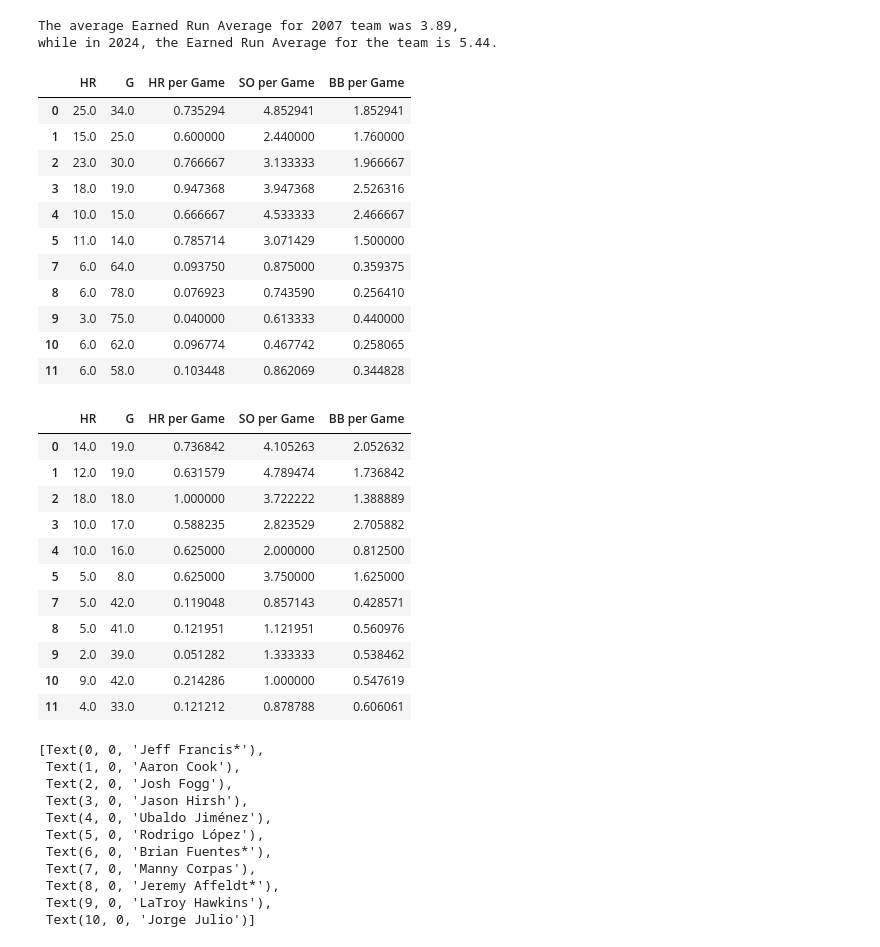
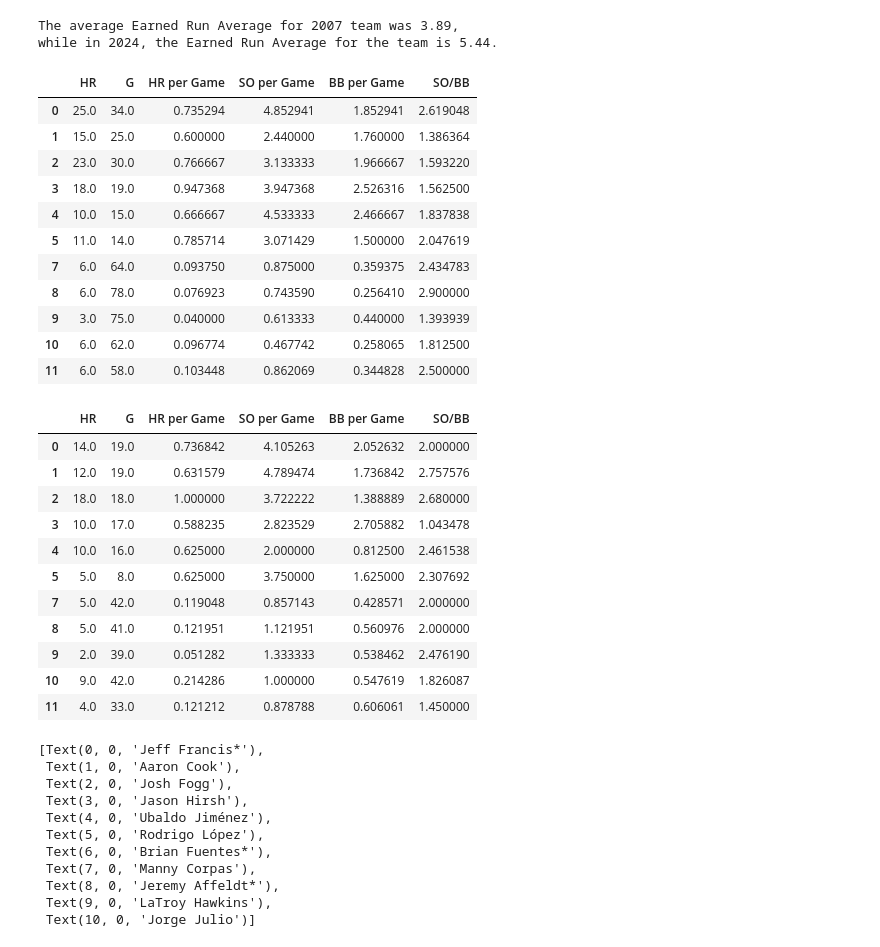
Before and after one commit to cassydm/rockies_moneyball_part-deux, a Jupyter notebook: Test_files/working_file_liz.ipynb, the cells around one changed output. Saved outputs shown, nothing was run; the diff lists cells and outputs as text; code cells hidden in the pictures.

```diff
--- a/Test_files/working_file_liz.ipynb
+++ b/Test_files/working_file_liz.ipynb
@@ -219,40 +230,43 @@ while in 2024, the Earned Run Average for the team is 5.44.
 # %%
 pitching_2007_SP["HR per Game"] = pitching_2007_SP["HR"]/pitching_2007_SP["G"]
 pitching_2024_SP["HR per Game"] = pitching_2024_SP["HR"]/pitching_2024_SP["G"]
 
 pitching_2007_SP["SO per Game"] = pitching_2007_SP["SO"]/pitching_2007_SP["G"]
 pitching_2024_SP["SO per Game"] = pitching_2024_SP["SO"]/pitching_2024_SP["G"]
 
 pitching_2007_SP["BB per Game"] = pitching_2007_SP["BB"]/pitching_2007_SP["G"]
 pitching_2024_SP["BB per Game"] = pitching_2024_SP["BB"]/pitching_2024_SP["G"]
 
-display(pitching_2007_SP[['HR', 'G', 'HR per Game', "SO per Game", "BB per Game"]])
-display(pitching_2024_SP[['HR', 'G', 'HR per Game', 'SO per Game', 'BB per Game']])
+pitching_2007_SP['SO/BB'] = pitching_2007_SP['SO per Game']/pitching_2007_SP['BB per Game']
+pitching_2024_SP['SO/BB'] = pitching_2024_SP['SO per Game']/pitching_2024_SP['BB per Game']
+
+display(pitching_2007_SP[['HR', 'G', 'HR per Game', "SO per Game", "BB per Game", 'SO/BB']])
+display(pitching_2024_SP[['HR', 'G', 'HR per Game', 'SO per Game', 'BB per Game', 'SO/BB']])
 # %% [output]
-|  | HR | G | HR per Game | SO per Game | BB per Game |
-| 0 | 25.0 | 34.0 | 0.735294 | 4.852941 | 1.852941 |
-| 1 | 15.0 | 25.0 | 0.600000 | 2.440000 | 1.760000 |
-| 2 | 23.0 | 30.0 | 0.766667 | 3.133333 | 1.966667 |
-| 3 | 18.0 | 19.0 | 0.947368 | 3.947368 | 2.526316 |
-| 4 | 10.0 | 15.0 | 0.666667 | 4.533333 | 2.466667 |
-| 5 | 11.0 | 14.0 | 0.785714 | 3.071429 | 1.500000 |
-| 7 | 6.0 | 64.0 | 0.093750 | 0.875000 | 0.359375 |
-| 8 | 6.0 | 78.0 | 0.076923 | 0.743590 | 0.256410 |
-| 9 | 3.0 | 75.0 | 0.040000 | 0.613333 | 0.440000 |
-| 10 | 6.0 | 62.0 | 0.096774 | 0.467742 | 0.258065 |
-| 11 | 6.0 | 58.0 | 0.103448 | 0.862069 | 0.344828 |
+|  | HR | G | HR per Game | SO per Game | BB per Game | SO/BB |
+| 0 | 25.0 | 34.0 | 0.735294 | 4.852941 | 1.852941 | 2.619048 |
+| 1 | 15.0 | 25.0 | 0.600000 | 2.440000 | 1.760000 | 1.386364 |
+| 2 | 23.0 | 30.0 | 0.766667 | 3.133333 | 1.966667 | 1.593220 |
+| 3 | 18.0 | 19.0 | 0.947368 | 3.947368 | 2.526316 | 1.562500 |
+| 4 | 10.0 | 15.0 | 0.666667 | 4.533333 | 2.466667 | 1.837838 |
+| 5 | 11.0 | 14.0 | 0.785714 | 3.071429 | 1.500000 | 2.047619 |
+| 7 | 6.0 | 64.0 | 0.093750 | 0.875000 | 0.359375 | 2.434783 |
+| 8 | 6.0 | 78.0 | 0.076923 | 0.743590 | 0.256410 | 2.900000 |
+| 9 | 3.0 | 75.0 | 0.040000 | 0.613333 | 0.440000 | 1.393939 |
+| 10 | 6.0 | 62.0 | 0.096774 | 0.467742 | 0.258065 | 1.812500 |
+| 11 | 6.0 | 58.0 | 0.103448 | 0.862069 | 0.344828 | 2.500000 |
-|  | HR | G | HR per Game | SO per Game | BB per Game |
-| 0 | 14.0 | 19.0 | 0.736842 | 4.105263 | 2.052632 |
-| 1 | 12.0 | 19.0 | 0.631579 | 4.789474 | 1.736842 |
-| 2 | 18.0 | 18.0 | 1.000000 | 3.722222 | 1.388889 |
-| 3 | 10.0 | 17.0 | 0.588235 | 2.823529 | 2.705882 |
-| 4 | 10.0 | 16.0 | 0.625000 | 2.000000 | 0.812500 |
-| 5 | 5.0 | 8.0 | 0.625000 | 3.750000 | 1.625000 |
-| 7 | 5.0 | 42.0 | 0.119048 | 0.857143 | 0.428571 |
-| 8 | 5.0 | 41.0 | 0.121951 | 1.121951 | 0.560976 |
-| 9 | 2.0 | 39.0 | 0.051282 | 1.333333 | 0.538462 |
-| 10 | 9.0 | 42.0 | 0.214286 | 1.000000 | 0.547619 |
-| 11 | 4.0 | 33.0 | 0.121212 | 0.878788 | 0.606061 |
+|  | HR | G | HR per Game | SO per Game | BB per Game | SO/BB |
+| 0 | 14.0 | 19.0 | 0.736842 | 4.105263 | 2.052632 | 2.000000 |
+| 1 | 12.0 | 19.0 | 0.631579 | 4.789474 | 1.736842 | 2.757576 |
+| 2 | 18.0 | 18.0 | 1.000000 | 3.722222 | 1.388889 | 2.680000 |
+| 3 | 10.0 | 17.0 | 0.588235 | 2.823529 | 2.705882 | 1.043478 |
+| 4 | 10.0 | 16.0 | 0.625000 | 2.000000 | 0.812500 | 2.461538 |
+| 5 | 5.0 | 8.0 | 0.625000 | 3.750000 | 1.625000 | 2.307692 |
+| 7 | 5.0 | 42.0 | 0.119048 | 0.857143 | 0.428571 | 2.000000 |
+| 8 | 5.0 | 41.0 | 0.121951 | 1.121951 | 0.560976 | 2.000000 |
+| 9 | 2.0 | 39.0 | 0.051282 | 1.333333 | 0.538462 | 2.476190 |
+| 10 | 9.0 | 42.0 | 0.214286 | 1.000000 | 0.547619 | 1.826087 |
+| 11 | 4.0 | 33.0 | 0.121212 | 0.878788 | 0.606061 | 1.450000 |
 # %%
 pitching_HR_fig1=pitching_2007_SP.plot(x="Name",
                   y="HR per Game",
```
Also changed, not shown: parts of 11 cells of this notebook, 1 other file.
